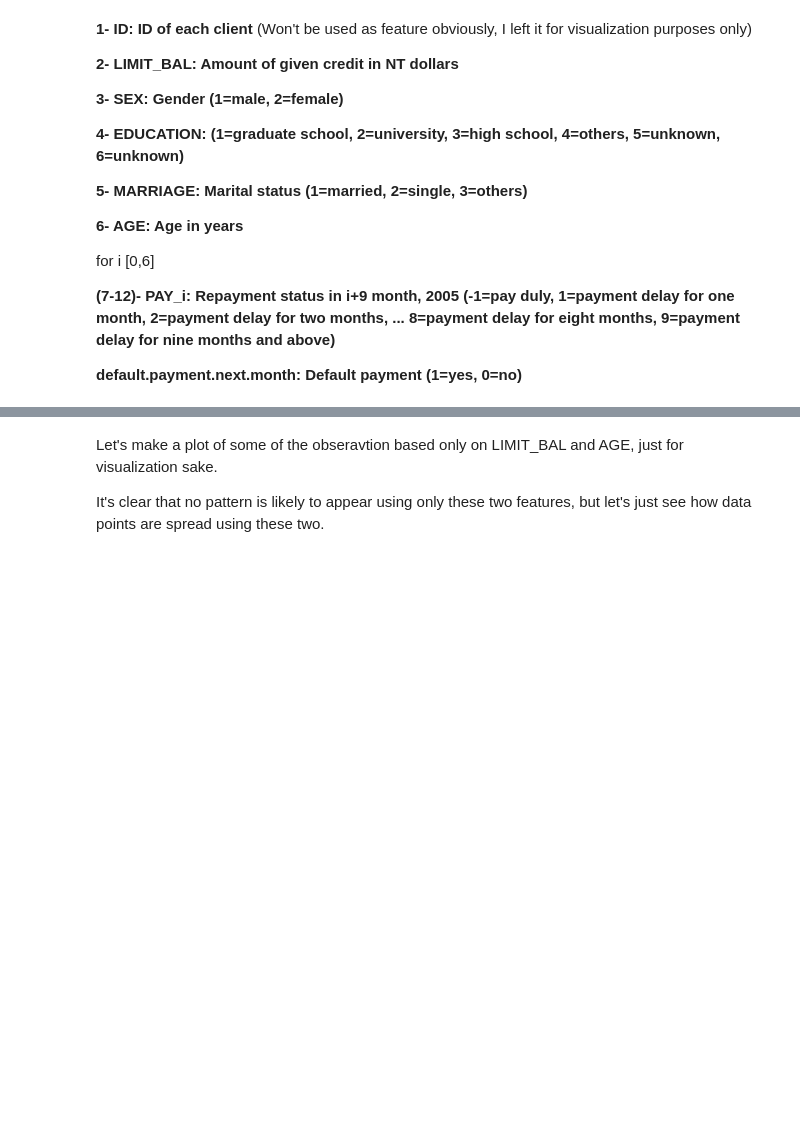
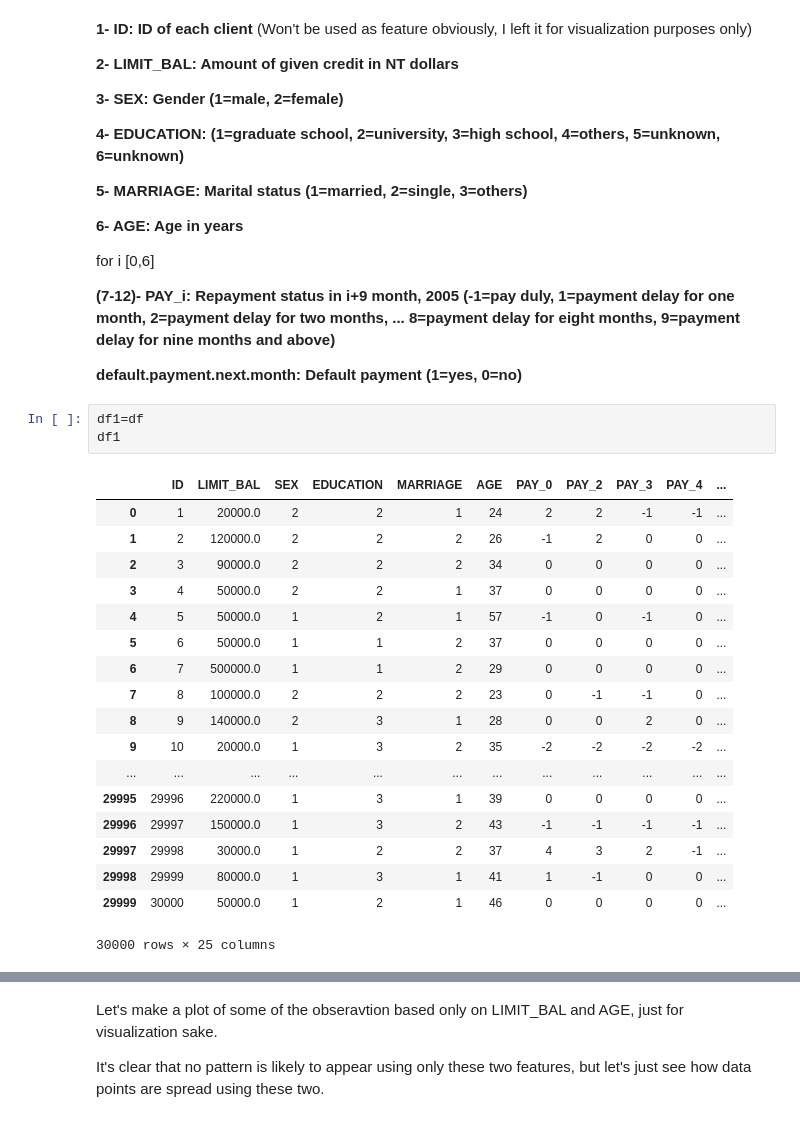
Before and after one commit to YoussefEssDS/ML-classic-problems-with-Python, a Jupyter notebook: Default on credit card prediction (SVM).ipynb, the cells around one changed output, grey strips where cells are left out. Drawn from its saved outputs; the diff is of its cells as text; blank space fills up the shorter version.

```diff
--- a/Default on credit card prediction (SVM).ipynb
+++ b/Default on credit card prediction (SVM).ipynb
@@ -42,6 +42,28 @@ for i [0,6]
 **(7-12)- PAY_i: Repayment status in i+9 month, 2005 (-1=pay duly, 1=payment delay for one month, 2=payment delay for two months, ... 8=payment delay for eight months, 9=payment delay for nine months and above)**
 
 **default.payment.next.month: Default payment (1=yes, 0=no)**
+# %%
+df1=df
+df1
+# %% [output]
+|  | ID | LIMIT_BAL | SEX | EDUCATION | MARRIAGE | AGE | PAY_0 | PAY_2 | PAY_3 | PAY_4 | ... |
+| 0 | 1 | 20000.0 | 2 | 2 | 1 | 24 | 2 | 2 | -1 | -1 | ... |
+| 1 | 2 | 120000.0 | 2 | 2 | 2 | 26 | -1 | 2 | 0 | 0 | ... |
+| 2 | 3 | 90000.0 | 2 | 2 | 2 | 34 | 0 | 0 | 0 | 0 | ... |
+| 3 | 4 | 50000.0 | 2 | 2 | 1 | 37 | 0 | 0 | 0 | 0 | ... |
+| 4 | 5 | 50000.0 | 1 | 2 | 1 | 57 | -1 | 0 | -1 | 0 | ... |
+| 5 | 6 | 50000.0 | 1 | 1 | 2 | 37 | 0 | 0 | 0 | 0 | ... |
+| 6 | 7 | 500000.0 | 1 | 1 | 2 | 29 | 0 | 0 | 0 | 0 | ... |
+| 7 | 8 | 100000.0 | 2 | 2 | 2 | 23 | 0 | -1 | -1 | 0 | ... |
+| 8 | 9 | 140000.0 | 2 | 3 | 1 | 28 | 0 | 0 | 2 | 0 | ... |
+| 9 | 10 | 20000.0 | 1 | 3 | 2 | 35 | -2 | -2 | -2 | -2 | ... |
+| ... | ... | ... | ... | ... | ... | ... | ... | ... | ... | ... | ... |
+| 29995 | 29996 | 220000.0 | 1 | 3 | 1 | 39 | 0 | 0 | 0 | 0 | ... |
+| 29996 | 29997 | 150000.0 | 1 | 3 | 2 | 43 | -1 | -1 | -1 | -1 | ... |
+| 29997 | 29998 | 30000.0 | 1 | 2 | 2 | 37 | 4 | 3 | 2 | -1 | ... |
+| 29998 | 29999 | 80000.0 | 1 | 3 | 1 | 41 | 1 | -1 | 0 | 0 | ... |
+| 29999 | 30000 | 50000.0 | 1 | 2 | 1 | 46 | 0 | 0 | 0 | 0 | ... |
+30000 rows × 25 columns
 # %%
 features=df.columns
 features=list(features)
```
Also changed, not shown: parts of 15 cells of this notebook.
